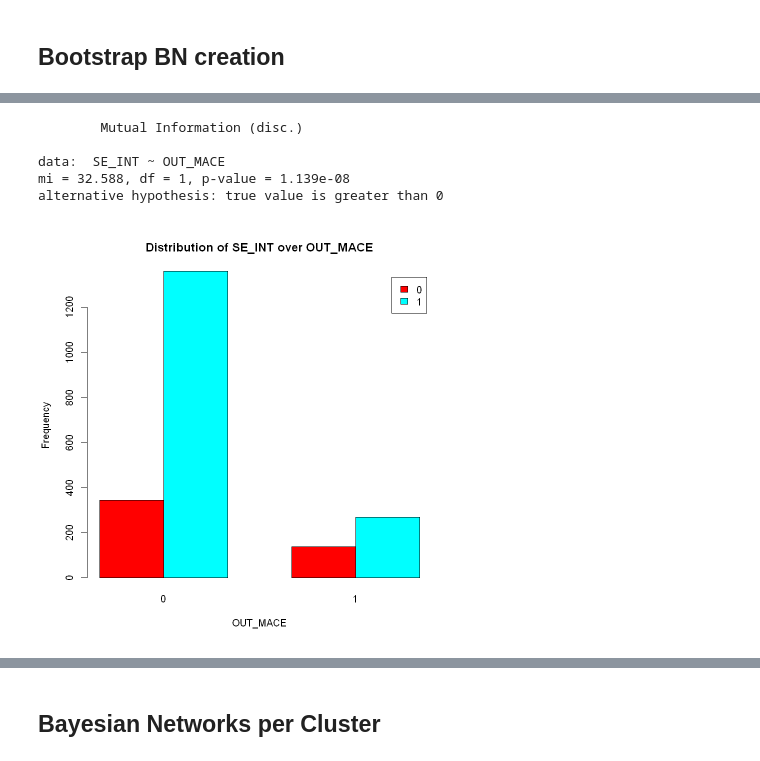
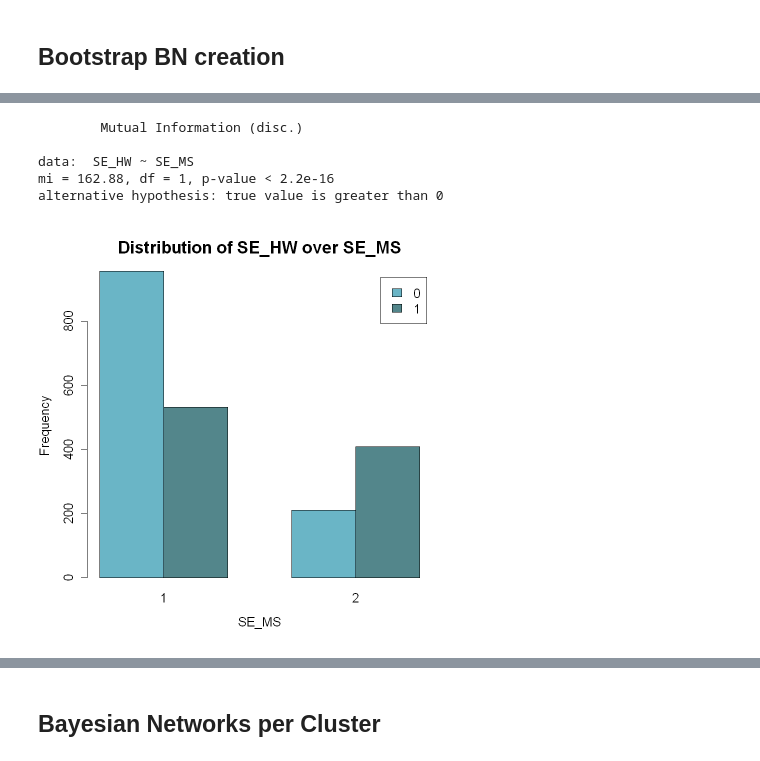
Before and after one commit to JoseLuisMaldonadoA/TFM, a Jupyter notebook: Notebooks/BayesianNetworksAnalysis.ipynb, the cells around one changed output, grey strips where cells are left out. Cells and saved outputs as stored; diff of their text form; code cells hidden in the pictures.

```diff
--- a/Notebooks/BayesianNetworksAnalysis.ipynb
+++ b/Notebooks/BayesianNetworksAnalysis.ipynb
@@ -59,9 +59,9 @@ score_tabu <- score(dag_tabu, data = data, type = "bic")
 cat("BIC score of the DAG learned with hill-climbing:", score_hc, "\n")
 cat("BIC score of the DAG learned with tabu search:", score_tabu, "\n")
 
-# Plot the two DAGs for comparison
-mb_hc <- mb(dag_hc, "OUT_MACE") # Markov blanket of OUT_MACE
-mb_tabu <- mb(dag_tabu, "OUT_MACE") # Markov blanket of OUT_MACE
+# Markov blankets
+mb_hc <- mb(dag_hc, "OUT_MACE")
+mb_tabu <- mb(dag_tabu, "OUT_MACE")
 
 # Function to assign node colors
 get_node_colors <- function(dag, mb_nodes) {
@@ -72,15 +72,24 @@ get_node_colors <- function(dag, mb_nodes) {
     return(colors)
 }
 
+# Function to remove prefixes
+remove_prefix <- function(x) sub("^(SE_|OUT_)", "", x)
+
 node_colors_hc <- get_node_colors(dag_hc, mb_hc)
 node_colors_tabu <- get_node_colors(dag_tabu, mb_tabu)
+
+# Create label vectors without prefixes
+labels_hc <- setNames(remove_prefix(nodes(dag_hc)), nodes(dag_hc))
+labels_tabu <- setNames(remove_prefix(nodes(dag_tabu)), nodes(dag_tabu))
 
 par(mfrow = c(1, 2), bg = "white")
 g_hc <- graphviz.plot(dag_hc, main = "DAG Hill-Climbing", render = FALSE)
 graph::nodeRenderInfo(g_hc)$fill <- node_colors_hc
+graph::nodeRenderInfo(g_hc)$label <- labels_hc
 Rgraphviz::renderGraph(g_hc)
 
 g_tabu <- graphviz.plot(dag_tabu, main = "DAG Tabu", render = FALSE)
 graph::nodeRenderInfo(g_tabu)$fill <- node_colors_tabu
+graph::nodeRenderInfo(g_tabu)$label <- labels_tabu
 Rgraphviz::renderGraph(g_tabu)
 # %% [output]
@@ -300,6 +394,14 @@ options(repr.plot.width = NULL, repr.plot.height = NULL) # Reset plot dimensions
 # Learn DAG with restrictions
 dag_hc2 <- hc(data, score = "bic", blacklist = matrix(c("SE_INT","OUT_MACE","OUT_MACE","SE_INT"), ncol = 2, byrow = TRUE))
 score_hc <- score(dag_hc2, data = data, type = "bic")
+mb_hc2 <- mb(dag_hc2, "OUT_MACE")
+
+node_colors_hc <- get_node_colors(dag_hc2, mb_hc2)
+labels_hc2 <- setNames(remove_prefix(nodes(dag_hc2)), nodes(dag_hc2))
+
 par(bg = "white")
-graphviz.plot(dag_hc2, main = "DAG Hill-Climbing with Restrictions")
+g_hc2 <- graphviz.plot(dag_hc2, main = "DAG Hill-Climbing with Restrictions", render = FALSE)
+graph::nodeRenderInfo(g_hc2)$fill <- node_colors_hc
+graph::nodeRenderInfo(g_hc2)$label <- labels_hc2
+Rgraphviz::renderGraph(g_hc2)
 # %% [output]
@@ -335,7 +437,10 @@ draw_final_dag <- function(arcs, nodes, mmarkov, target, data, size){
     graph::nodeRenderInfo(g)$fill <- colors
     graph::nodeRenderInfo(g)$col <- "black"
     graph::nodeRenderInfo(g)$textCol <- "black"
-    graph::nodeRenderInfo(g)$fontsize <- 30
+    # graph::nodeRenderInfo(g)$fontsize <- 20
+    clean_labels <- gsub("^(SE_|OUT_)", "", nodes) # Remove "SE_" and "OUT_" prefixes from node labels
+    names(clean_labels) <- nodes
+    graph::nodeRenderInfo(g)$label <- clean_labels
     variables <- intersect(names(data), nodes)
     data <- data[, variables, drop = FALSE]
     arc_strengths <- suppressWarnings(arc.strength(dag, data = data, criterion = "bic"))
@@ -453,19 +584,23 @@ Frecuency of arcs in the bootstrap samples:
 # %%
 # Function to compare two variables with a barplot and a chi-square test
 compare_variables <- function(data, variable1, variable2){
     test_result <- ci.test(variable1, variable2, data = data)
     print(test_result)
     table <- table(data[, variable1], data[, variable2])
     par(bg = "white")
-    barplot(table, beside = TRUE, legend = TRUE, col = rainbow(nrow(table)),
-                    xlab = variable2, ylab = "Frequency", main = paste("Distribution of", variable1, "over", variable2))
+    barplot(
+        table, beside = TRUE, legend = TRUE, col = c("#6ab5c6", "#53868B"),
+        xlab = variable2, ylab = "Frequency",
+        main = paste("Distribution of", variable1, "over", variable2),
+        cex.lab = 1.3, cex.main = 1.7, cex.names = 1.3, cex.axis = 1.3, args.legend = list(cex = 1.3)
+    )
 }
 
-compare_variables(data, "SE_INT", "OUT_MACE")
+compare_variables(data, "SE_HW", "SE_MS")
 # %% [output]
         Mutual Information (disc.)
 
-data:  SE_INT ~ OUT_MACE
-mi = 32.588, df = 1, p-value = 1.139e-08
+data:  SE_HW ~ SE_MS
+mi = 162.88, df = 1, p-value < 2.2e-16
 alternative hypothesis: true value is greater than 0
-[figure, old version]
+[figure, new version]
```
Also changed, not shown: parts of 21 cells of this notebook.
